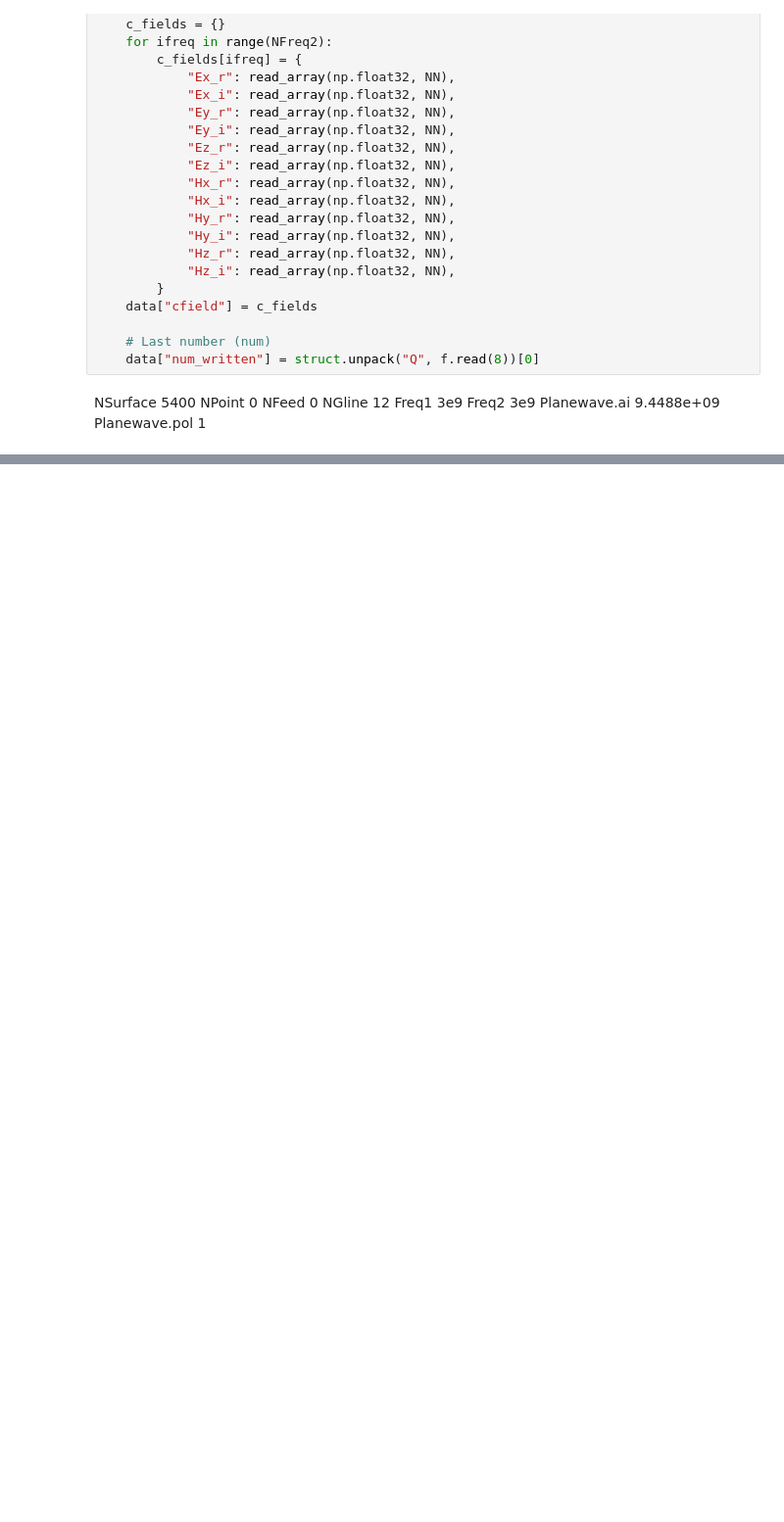
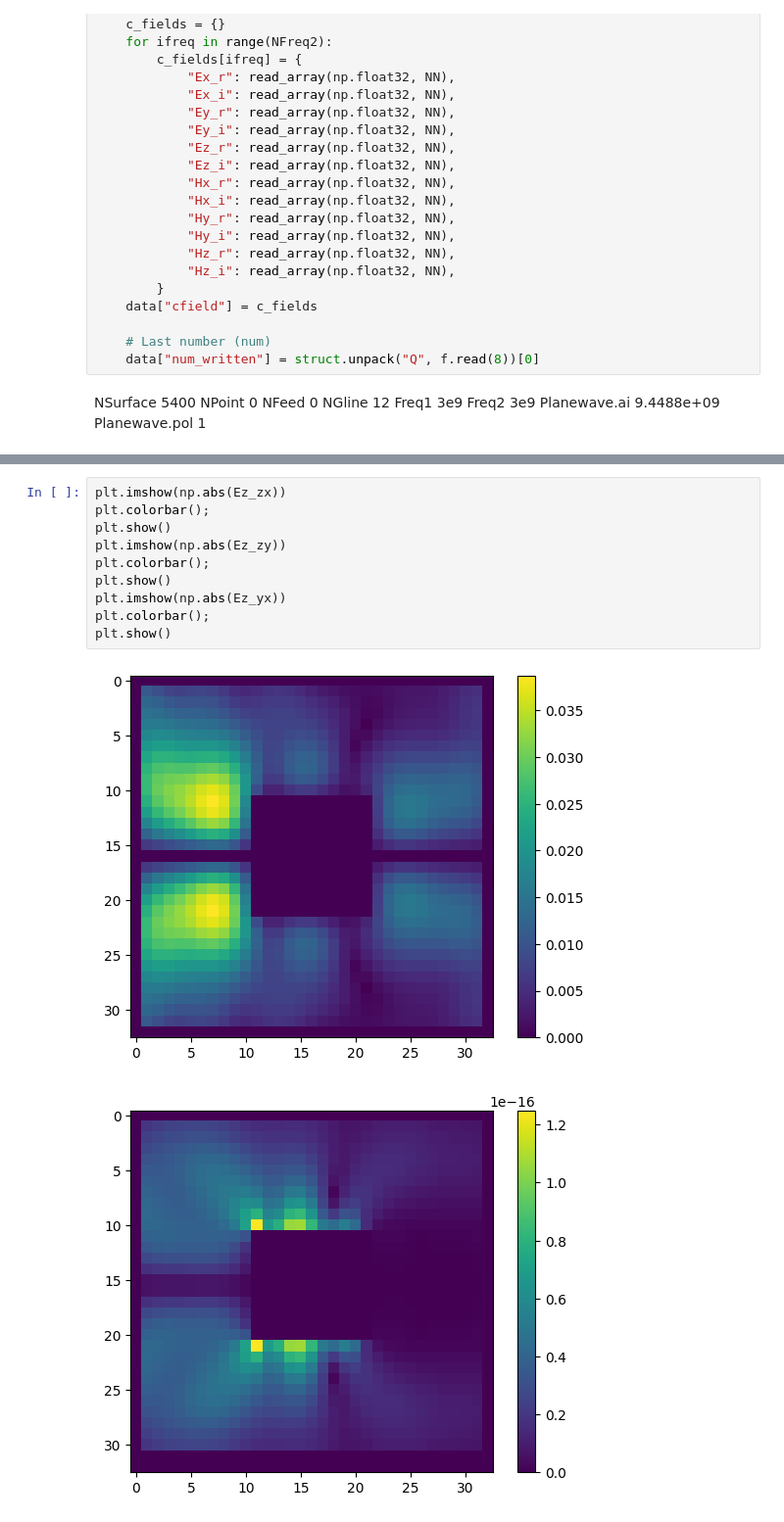
Before and after one commit to shiro-github-python/OpenFDTD_read_ofdFile, a Jupyter notebook: readOutputData.ipynb, the cells around one changed output, grey strips where cells are left out. Shown at 98% size. Cells and saved outputs as stored; diff of their text form; blank space fills up the shorter version.

```diff
--- a/readOutputData.ipynb
+++ b/readOutputData.ipynb
@@ -507,0 +176,13 @@ def checkdata(data):
+# %%
+plt.imshow(np.abs(Ez_zx))
+plt.colorbar();
+plt.show()
+plt.imshow(np.abs(Ez_zy))
+plt.colorbar();
+plt.show()
+plt.imshow(np.abs(Ez_yx))
+plt.colorbar();
+plt.show()
+# %% [output]
+[figure, added]
+[figure, added]
```
Also changed, not shown: parts of 22 cells of this notebook, 1 other file.
